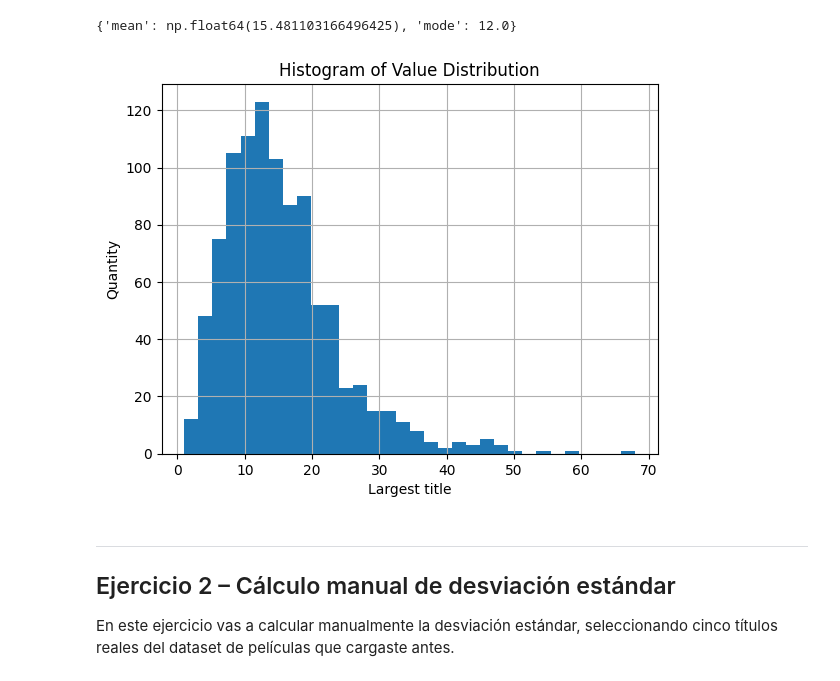
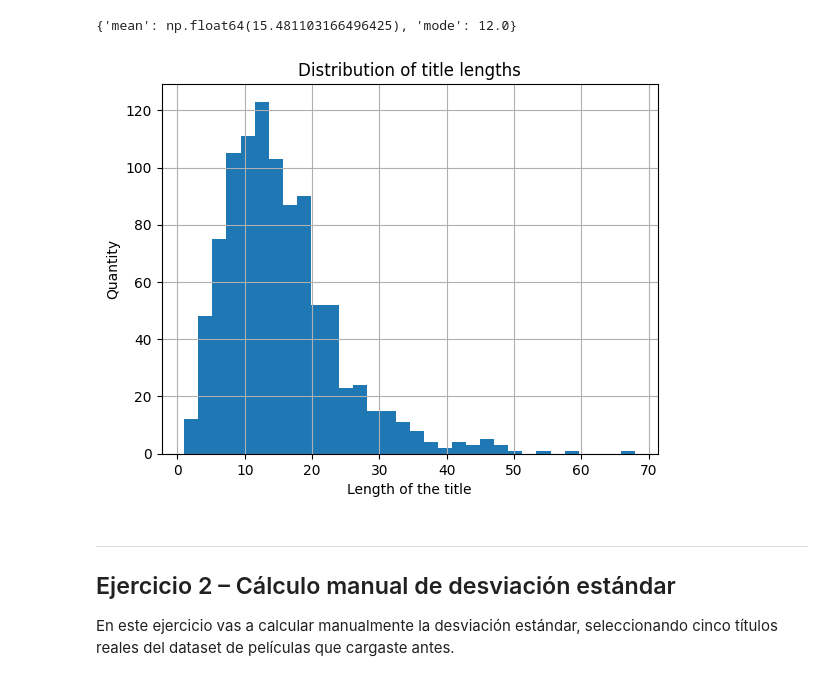
Before and after one commit to 4GeeksAcademy/inetke-descriptive-statistics-project, a Jupyter notebook: notebook/problems.es.ipynb, the cells around one changed output. Drawn from its saved outputs; the diff is of its cells as text; code cells hidden in the pictures.

```diff
--- a/notebook/problems.es.ipynb
+++ b/notebook/problems.es.ipynb
@@ -38,9 +38,8 @@ df
 979 rows × 6 columns
 # %%
 # Crea una nueva columna llamada 'title_length' con la longitud (número de caracteres) de cada título
-#df['title_length'] = df['title'].apply(len)
-#df
-df['title_length'] = df['title'].str.len()
+
+df['title_length'] = df['title'].apply(len)
 df
 # %% [output]
 |  | star_rating | title | content_rating | genre | duration | actors_list | title_length |
@@ -120,12 +119,12 @@ metrics
 {'mean': np.float64(15.481103166496425), 'mode': 12.0}
 # %%
 df['title_length'].hist(bins='sqrt')
-plt.title('Histogram of Value Distribution')
-plt.xlabel('Largest title')
+plt.title('Distribution of title lengths')
+plt.xlabel('Length of the title')
 plt.ylabel('Quantity')
 plt.show()
 # %% [output]
-[figure, old version]
+[figure, new version]
 # %% [markdown]
 ---
 
```
Also changed, not shown: parts of 3 cells of this notebook.
